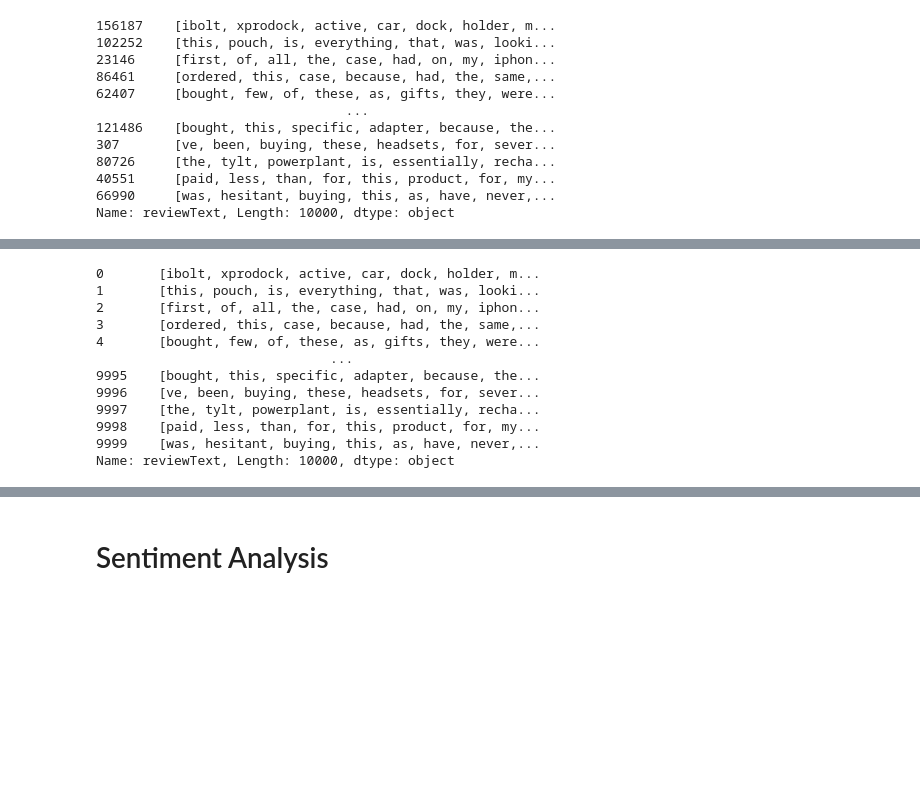
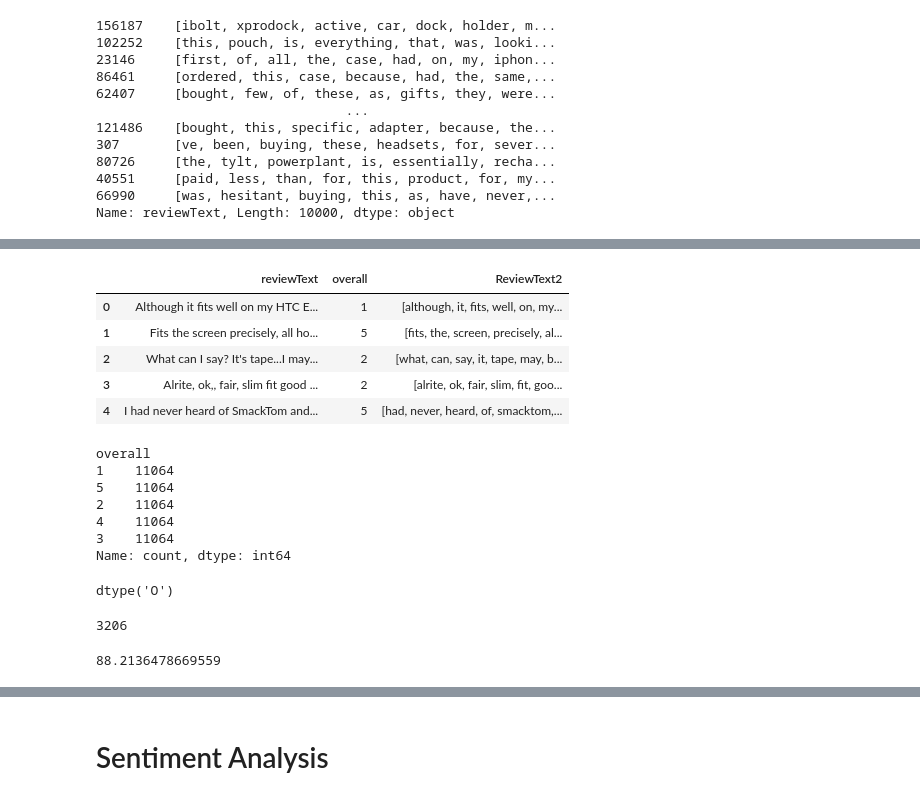
Before and after one commit to olinyoder2534/TensorflowPractice, a Jupyter notebook: ProductReview.ipynb, the cells around one changed output, grey strips where cells are left out. Drawn from its saved outputs; the diff is of its cells as text; code cells hidden in the pictures; blank space fills up the shorter version.

Commit message:
Things just got really messy, maybe I'll clean it up someday but in my current state, this file is a lost cause

```diff
--- a/ProductReview.ipynb
+++ b/ProductReview.ipynb
@@ -144,15 +143,0 @@ review_text.loc[0]
-# %%
-review_text
-# %% [output]
-0       [ibolt, xprodock, active, car, dock, holder, m...
-1       [this, pouch, is, everything, that, was, looki...
-2       [first, of, all, the, case, had, on, my, iphon...
-3       [ordered, this, case, because, had, the, same,...
-4       [bought, few, of, these, as, gifts, they, were...
-                              ...
-9995    [bought, this, specific, adapter, because, the...
-9996    [ve, been, buying, these, headsets, for, sever...
-9997    [the, tylt, powerplant, is, essentially, recha...
-9998    [paid, less, than, for, this, product, for, my...
-9999    [was, hesitant, buying, this, as, have, never,...
-Name: reviewText, Length: 10000, dtype: object
@@ -158,0 +146,8 @@ Name: reviewText, Length: 10000, dtype: object
+# %%
+#resampling using undersampling, using full dataset here (this is a seperate approach to the subset_df)
+class_counts = df['overall'].value_counts()
+min_class_count = class_counts.min()
+
+undersampled_df = pd.concat([df[df['overall'] == cls].sample(min_class_count, replace=False) for cls in class_counts.index])
+
+undersampled_df = undersampled_df.sample(frac=1, random_state=42).reset_index(drop=True)
@@ -158,0 +157,32 @@ Name: reviewText, Length: 10000, dtype: object
+# %%
+df1['ReviewText2'] = df1['reviewText'].apply(lambda x: gensim.utils.simple_preprocess(x))
+df1.head()
+# %% [output]
+|  | reviewText | overall | ReviewText2 |
+| 0 | Although it fits well on my HTC E... | 1 | [although, it, fits, well, on, my... |
+| 1 | Fits the screen precisely, all ho... | 5 | [fits, the, screen, precisely, al... |
+| 2 | What can I say? It's tape...I may... | 2 | [what, can, say, it, tape, may, b... |
+| 3 | Alrite, ok,, fair, slim fit good ... | 2 | [alrite, ok, fair, slim, fit, goo... |
+| 4 | I had never heard of SmackTom and... | 5 | [had, never, heard, of, smacktom,... |
+# %%
+df1['overall'].value_counts()
+# %% [output]
+overall
+1    11064
+5    11064
+2    11064
+4    11064
+3    11064
+Name: count, dtype: int64
+# %%
+df1['ReviewText2'].dtypes
+# %% [output]
+dtype('O')
+# %%
+df1['ReviewText2'].str.len().max()
+# %% [output]
+3206
+# %%
+df1['ReviewText2'].str.len().mean()
+# %% [output]
+88.2136478669559
```
Also changed, not shown: parts of 95 cells of this notebook.
